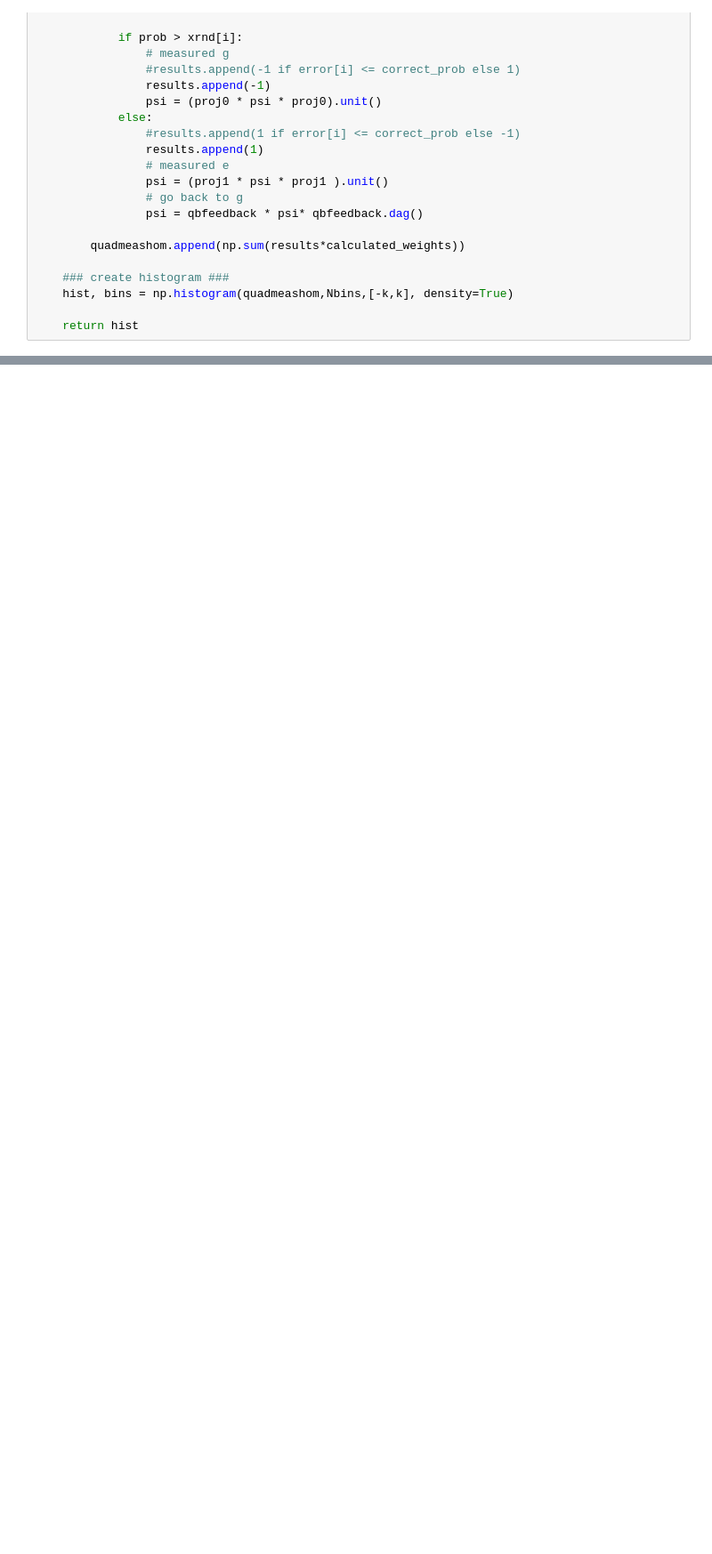
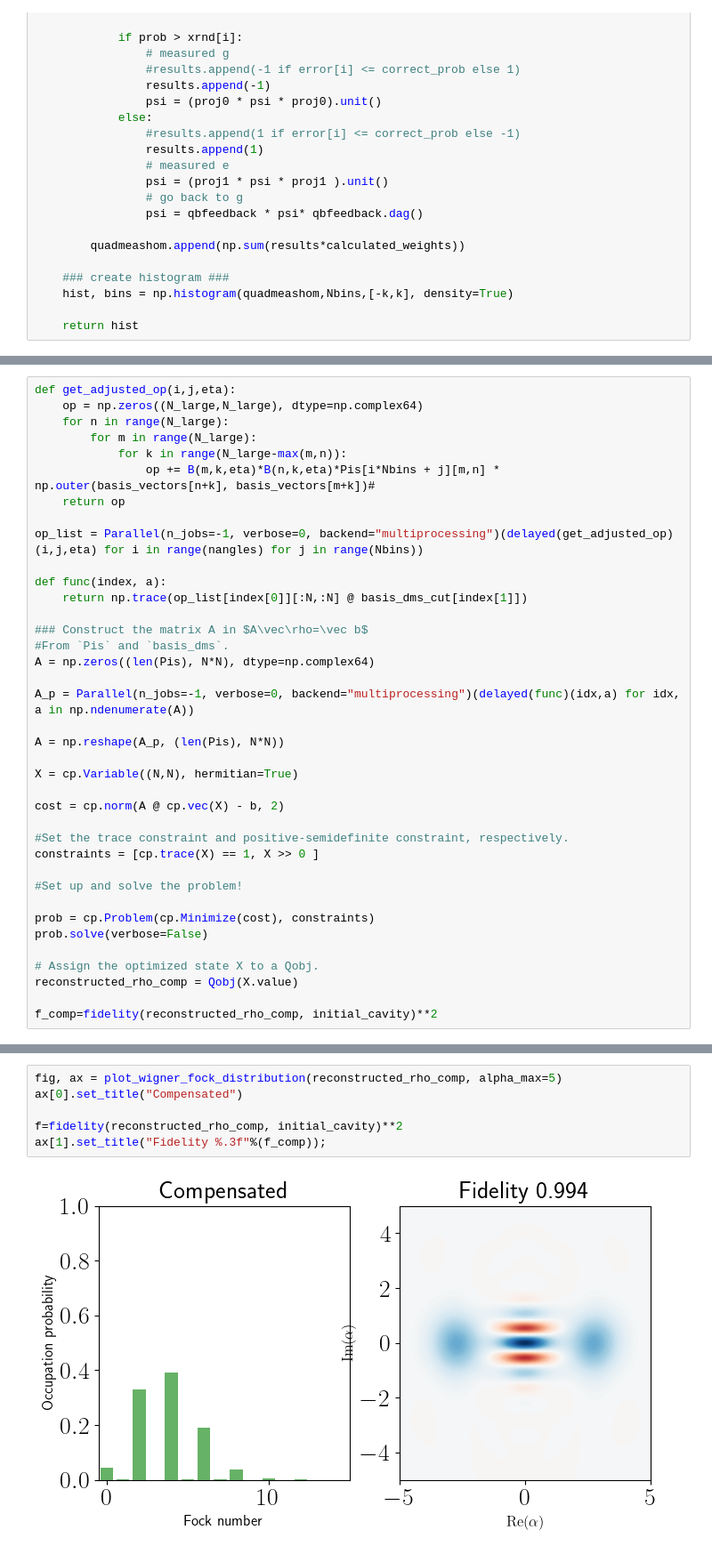
Before and after one commit to ingstra/qubitdyne, a Jupyter notebook: tomography_lossy_system_const_coupl.ipynb, the cells around one changed output, grey strips where cells are left out. Shown at 89% size. Cells and saved outputs as stored; diff of their text form; blank space fills up the shorter version.

```diff
--- a/tomography_lossy_system_const_coupl.ipynb
+++ b/tomography_lossy_system_const_coupl.ipynb
@@ -297,0 +242,38 @@ Wall time: 3min 55s
+# %%
+def get_adjusted_op(i,j,eta):
+    op = np.zeros((N_large,N_large), dtype=np.complex64)
+    for n in range(N_large):
+        for m in range(N_large):
+            for k in range(N_large-max(m,n)):
+                op += B(m,k,eta)*B(n,k,eta)*Pis[i*Nbins + j][m,n] * np.outer(basis_vectors[n+k], basis_vectors[m+k])#
+    return op
+
+op_list = Parallel(n_jobs=-1, verbose=0, backend="multiprocessing")(delayed(get_adjusted_op)(i,j,eta) for i in range(nangles) for j in range(Nbins))
+
+def func(index, a):
+    return np.trace(op_list[index[0]][:N,:N] @ basis_dms_cut[index[1]])
+
+### Construct the matrix A in $A\vec\rho=\vec b$
+#From `Pis` and `basis_dms`.
+A = np.zeros((len(Pis), N*N), dtype=np.complex64)
+
+A_p = Parallel(n_jobs=-1, verbose=0, backend="multiprocessing")(delayed(func)(idx,a) for idx, a in np.ndenumerate(A))
+
+A = np.reshape(A_p, (len(Pis), N*N))
+
+X = cp.Variable((N,N), hermitian=True)
+
+cost = cp.norm(A @ cp.vec(X) - b, 2)
+
+#Set the trace constraint and positive-semidefinite constraint, respectively.
+constraints = [cp.trace(X) == 1, X >> 0 ]
+
+#Set up and solve the problem!
+
+prob = cp.Problem(cp.Minimize(cost), constraints)
+prob.solve(verbose=False)
+
+# Assign the optimized state X to a Qobj.
+reconstructed_rho_comp = Qobj(X.value)
+
+f_comp=fidelity(reconstructed_rho_comp, initial_cavity)**2
@@ -297,0 +324,8 @@ Wall time: 3min 55s
+# %%
+fig, ax = plot_wigner_fock_distribution(reconstructed_rho_comp, alpha_max=5)
+ax[0].set_title("Compensated")
+
+f=fidelity(reconstructed_rho_comp, initial_cavity)**2
+ax[1].set_title("Fidelity %.3f"%(f_comp));
+# %% [output]
+[figure, added]
```
Also changed, not shown: parts of 10 cells of this notebook.
